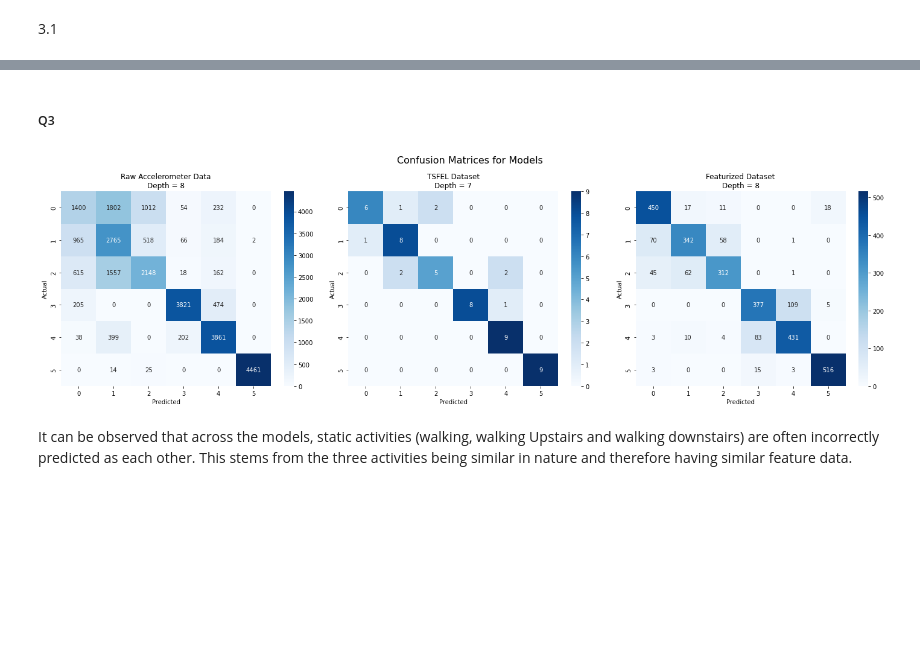
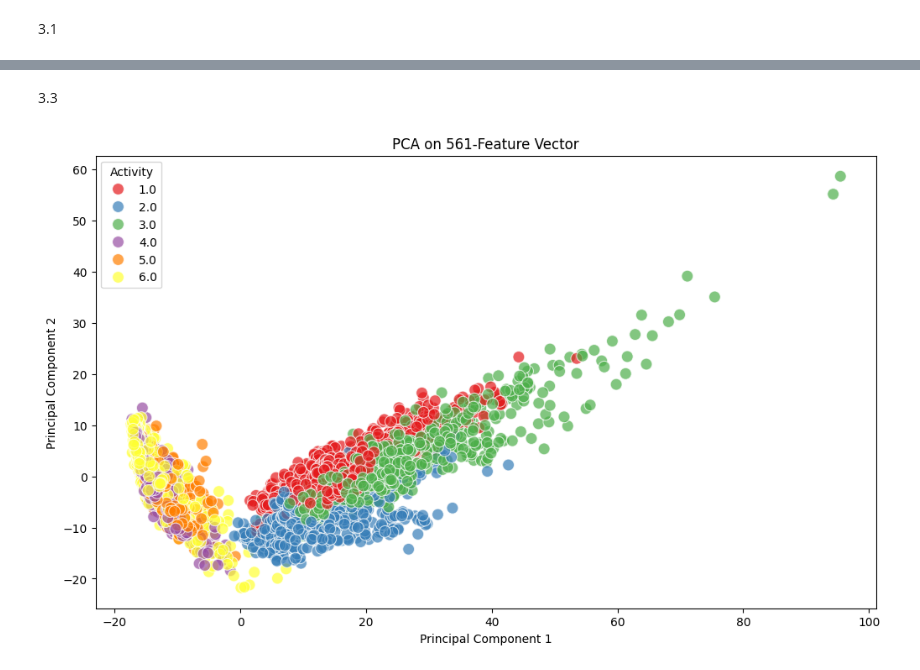
Before and after one commit to rishabh-mondal/es335-24-fall-assignment-1, a Jupyter notebook: final.ipynb, the cells around one changed output, grey strips where cells are left out. Cells and saved outputs as stored; diff of their text form; code cells hidden in the pictures; blank space fills up the shorter version.

```diff
--- a/final.ipynb
+++ b/final.ipynb
@@ -529,2 +321,0 @@ Since the F1 Score as well as well as accuracy is highest for the TSFEL Data, it
-# %% [markdown]
-##### Q3
@@ -542,12 +322,42 @@ def plot_confusion_matrix(ax, depth, train, test, title):
-# %%
-fig, (ax1, ax2, ax3) = plt.subplots(1, 3, figsize=(20, 6))
-fig.suptitle("Confusion Matrices for Models", fontsize=16)
-plot_confusion_matrix(ax1, 8, train_df, test_df, "Raw Accelerometer Data")
-plot_confusion_matrix(ax2, 7, train_features, test_features, "TSFEL Dataset")
-plot_confusion_matrix(ax3, 8, train_dat, test_dat, "Featurized Dataset")
-plt.tight_layout()
-plt.show()
-# %% [output]
-[figure, removed]
-# %% [markdown]
-It can be observed that across the models, static activities (walking, walking Upstairs and walking downstairs) are often incorrectly predicted as each other. This stems from the three activities being similar in nature and therefore having similar feature data.
+# %% [markdown]
+3.3
+# %%
+import numpy as np
+import pandas as pd
+import matplotlib.pyplot as plt
+import seaborn as sns
+from sklearn.decomposition import PCA
+from sklearn.preprocessing import StandardScaler
+
+# Step 1: Load the data
+# Replace the path with your own file paths if necessary
+X_train = np.loadtxt("C:/Users/HP/es335-24-fall-assignment-1/HAR/UCI HAR Dataset/train/X_train.txt")
+y_train = np.loadtxt("C:/Users/HP/es335-24-fall-assignment-1/HAR/UCI HAR Dataset/train/y_train.txt")
+
+# If X_train is 3D, reshape it to 2D by flattening the time series dimension
+if X_train.ndim == 3:
+    n_samples, n_time_steps, n_features = X_train.shape
+    X_train = X_train.reshape(n_samples, -1)
+
+# Step 2: Standardize the features
+scaler = StandardScaler()
+X_train_scaled = scaler.fit_transform(X_train)  # Standardizing the features
+
+# Step 3: Apply PCA to reduce dimensions to 2 components
+pca = PCA(n_components=2)
+X_pca = pca.fit_transform(X_train_scaled)
+
+# Step 4: Create a DataFrame with the PCA results
+pca_df = pd.DataFrame(X_pca, columns=['component_1', 'component_2'])
+pca_df['activity'] = y_train
+
+# Step 5: Plot the PCA results
+plt.figure(figsize=(12, 7))
+sns.scatterplot(x='component_1', y='component_2', hue='activity', data=pca_df, palette='Set1', s=100, alpha=0.7)
+plt.title('PCA on 561-Feature Vector')
+plt.xlabel('Principal Component 1')
+plt.ylabel('Principal Component 2')
+plt.legend(title='Activity')
+plt.show()
+# %% [output]
+[figure, added]
```
Also changed, not shown: parts of 33 cells of this notebook.
